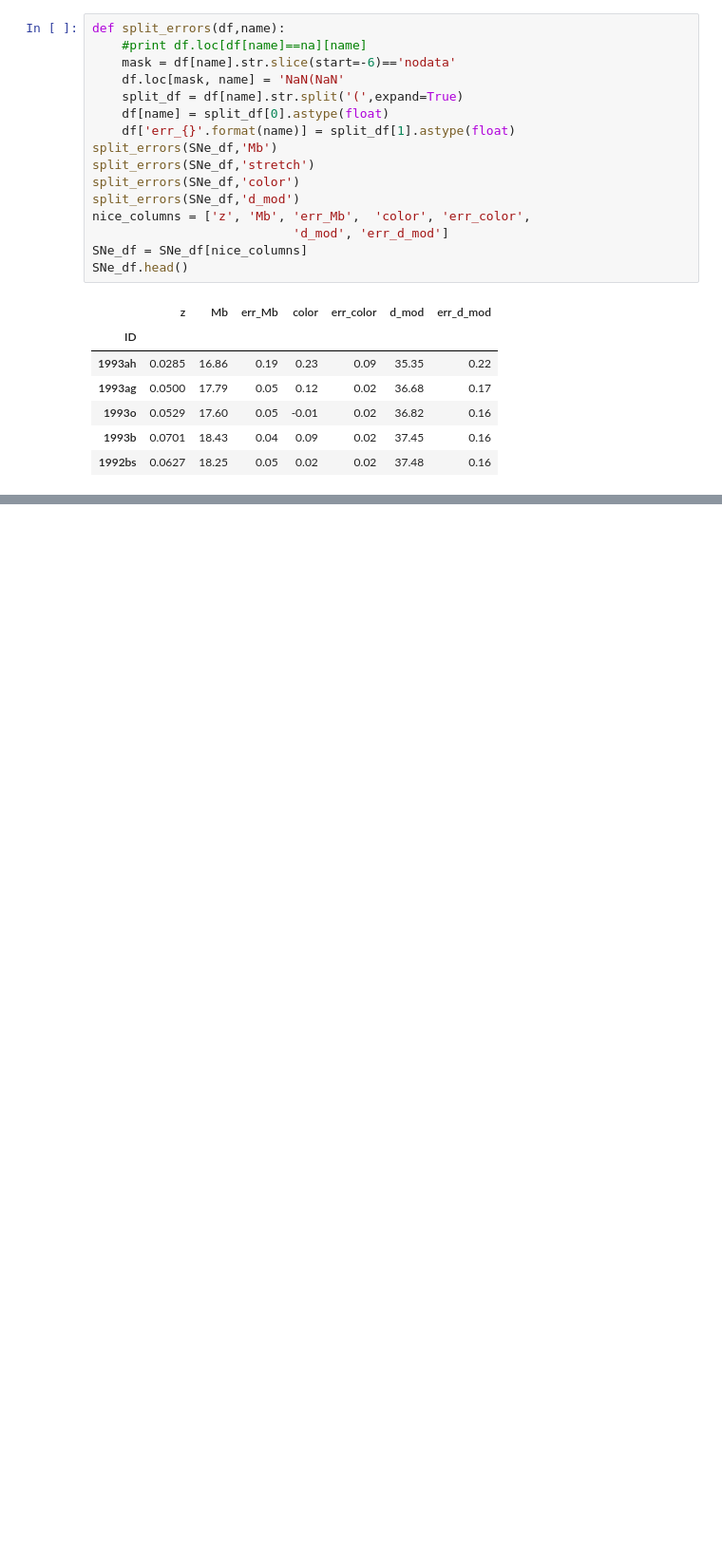
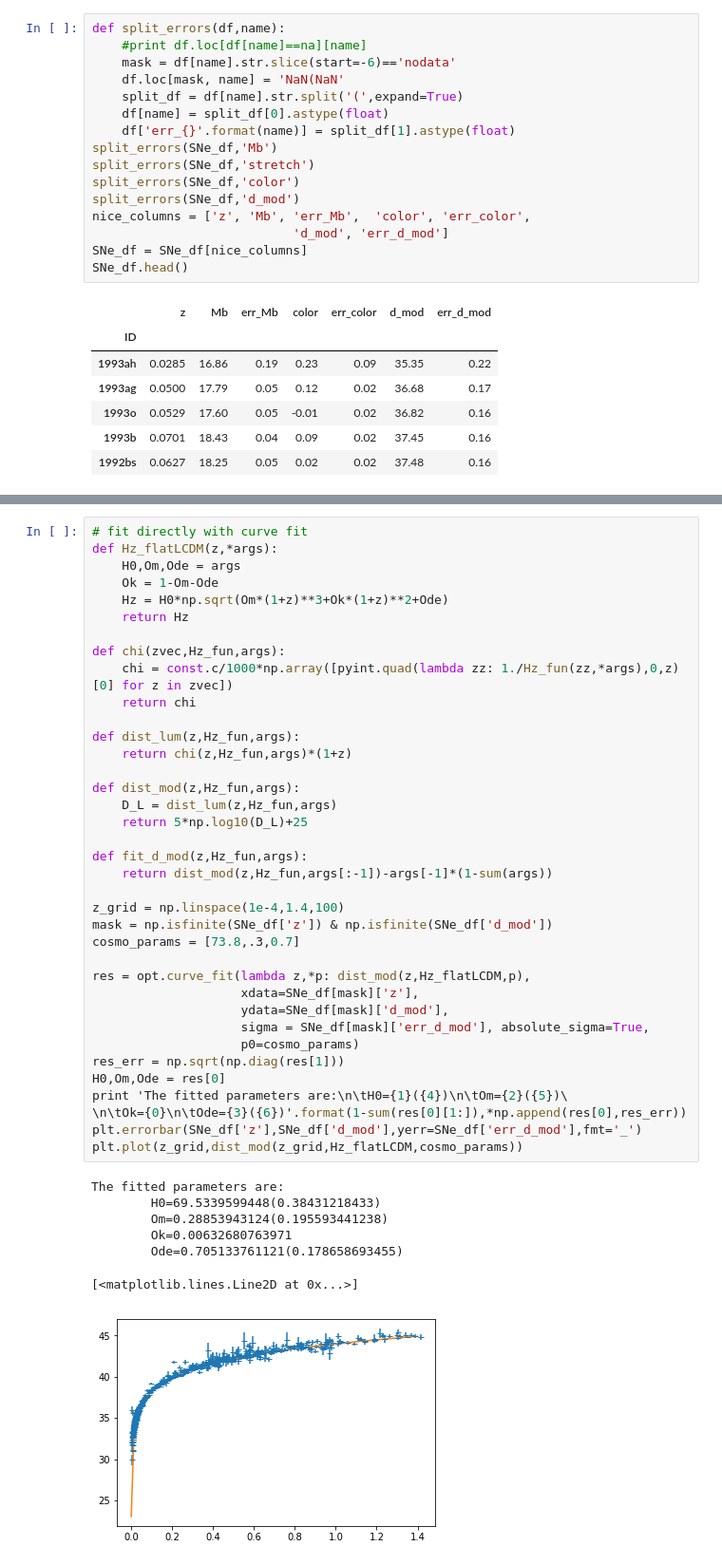
Before and after one commit to OriolAbril/cosmology, a Jupyter notebook: project.ipynb, the cells around one changed output, grey strips where cells are left out. Shown at 95% size. Saved outputs shown, nothing was run; the diff lists cells and outputs as text; blank space fills up the shorter version.

```diff
--- a/project.ipynb
+++ b/project.ipynb
@@ -53,0 +56,45 @@ nan <type 'numpy.float64'>
+# %%
+# fit directly with curve fit
+def Hz_flatLCDM(z,*args):
+    H0,Om,Ode = args
+    Ok = 1-Om-Ode
+    Hz = H0*np.sqrt(Om*(1+z)**3+Ok*(1+z)**2+Ode)
+    return Hz
+
+def chi(zvec,Hz_fun,args):
+    chi = const.c/1000*np.array([pyint.quad(lambda zz: 1./Hz_fun(zz,*args),0,z)[0] for z in zvec])
+    return chi
+
+def dist_lum(z,Hz_fun,args):
+    return chi(z,Hz_fun,args)*(1+z)
+
+def dist_mod(z,Hz_fun,args):
+    D_L = dist_lum(z,Hz_fun,args)
+    return 5*np.log10(D_L)+25
+
+def fit_d_mod(z,Hz_fun,args):
+    return dist_mod(z,Hz_fun,args[:-1])-args[-1]*(1-sum(args))
+
+z_grid = np.linspace(1e-4,1.4,100)
+mask = np.isfinite(SNe_df['z']) & np.isfinite(SNe_df['d_mod'])
+cosmo_params = [73.8,.3,0.7]
+
+res = opt.curve_fit(lambda z,*p: dist_mod(z,Hz_flatLCDM,p),
+                    xdata=SNe_df[mask]['z'],
+                    ydata=SNe_df[mask]['d_mod'],
+                    sigma = SNe_df[mask]['err_d_mod'], absolute_sigma=True,
+                    p0=cosmo_params)
+res_err = np.sqrt(np.diag(res[1]))
+H0,Om,Ode = res[0]
+print 'The fitted parameters are:\n\tH0={1}({4})\n\tOm={2}({5})\
+\n\tOk={0}\n\tOde={3}({6})'.format(1-sum(res[0][1:]),*np.append(res[0],res_err))
+plt.errorbar(SNe_df['z'],SNe_df['d_mod'],yerr=SNe_df['err_d_mod'],fmt='_')
+plt.plot(z_grid,dist_mod(z_grid,Hz_flatLCDM,cosmo_params))
+# %% [output]
+The fitted parameters are:
+        H0=69.5339599448(0.38431218433)
+        Om=0.28853943124(0.195593441238)
+        Ok=0.00632680763971
+        Ode=0.705133761121(0.178658693455)
+[<matplotlib.lines.Line2D at 0x...>]
+[figure, added]
```
Also changed, not shown: parts of 7 cells of this notebook.
